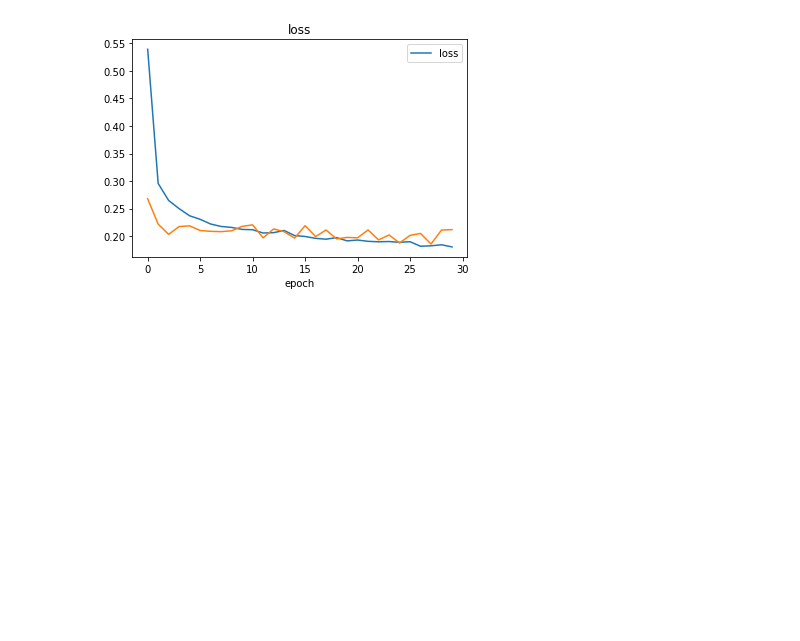
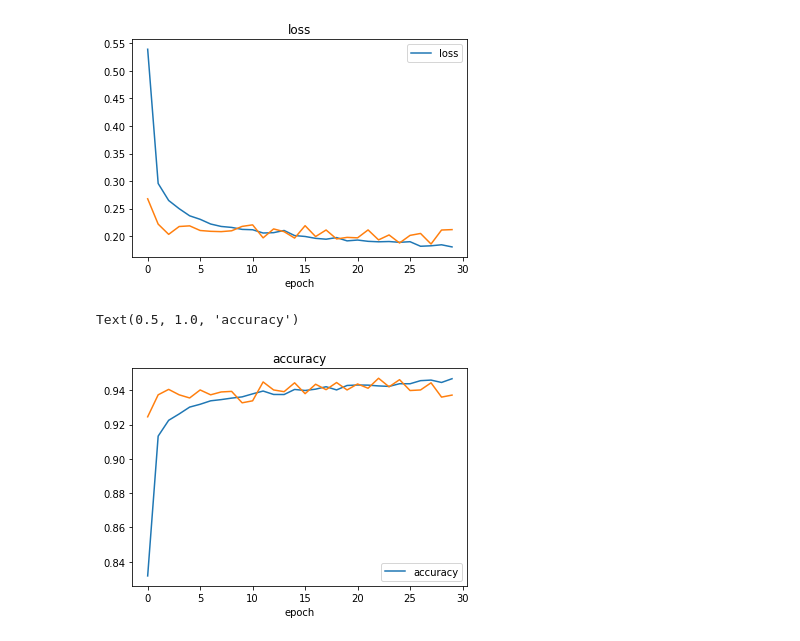
Before and after one commit to kiran20v/python, a Jupyter notebook: MNIST_Deep_Learning.ipynb, the cells around one changed output. Drawn from its saved outputs; the diff is of its cells as text; code cells hidden in the pictures; blank space fills up the shorter version.

```diff
--- a/MNIST_Deep_Learning.ipynb
+++ b/MNIST_Deep_Learning.ipynb
@@ -150,3 +150,12 @@ plt.title('loss')
 # %% [output]
 Text(0.5, 1.0, 'loss')
 [figure]
+# %%
+plt.plot(hist.history['acc'])
+plt.plot(hist.history['val_acc'])
+plt.xlabel('epoch')
+plt.legend(['accuracy'])
+plt.title('accuracy')
+# %% [output]
+Text(0.5, 1.0, 'accuracy')
+[figure, added]
```
